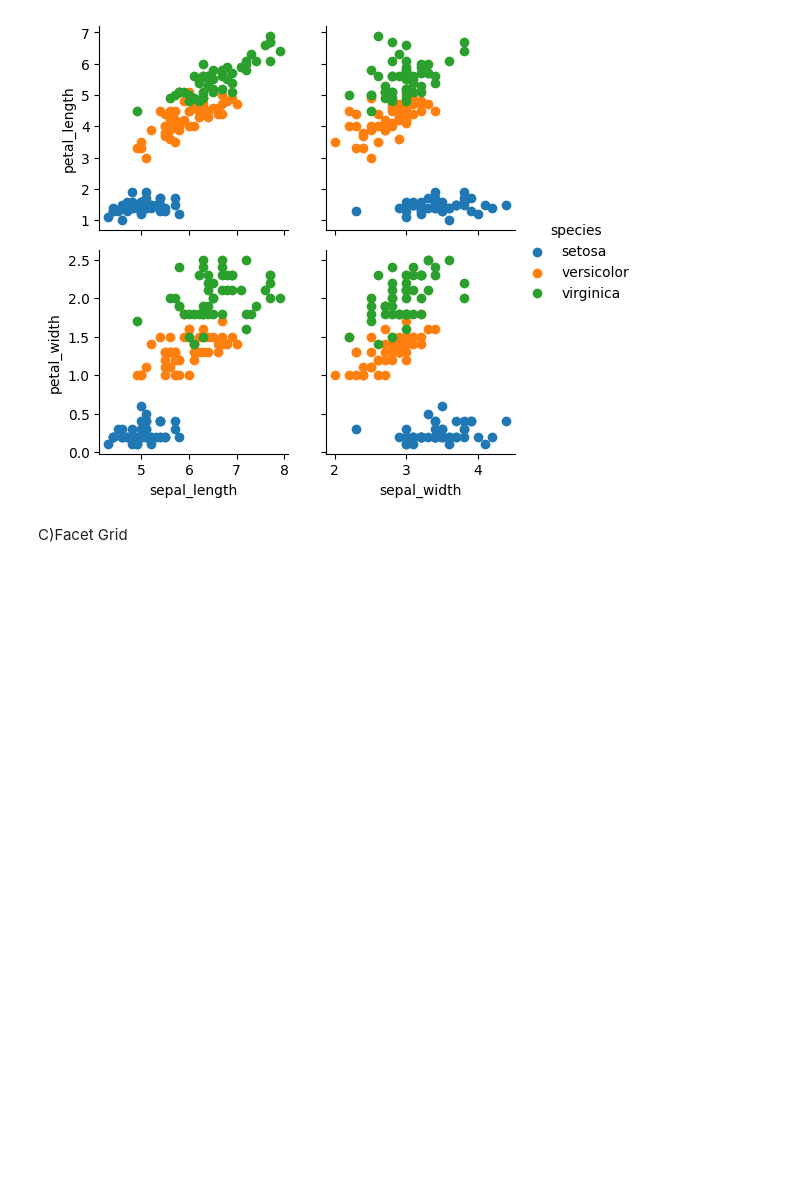
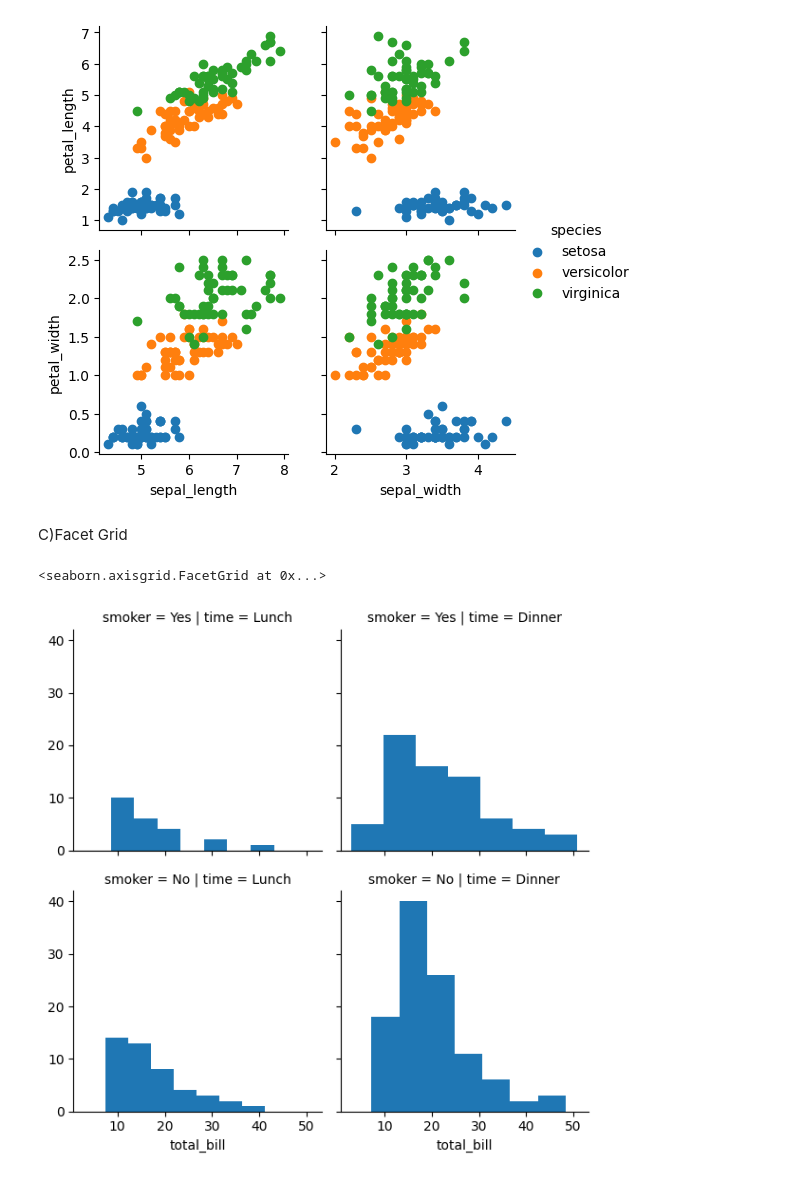
Before and after one commit to HashAlike/Data-Analysis-Notes, a Jupyter notebook: 04-Seaborn/05_Multivariate_Analysis.ipynb, the cells around one changed output. Saved outputs shown, nothing was run; the diff lists cells and outputs as text; code cells hidden in the pictures; blank space fills up the shorter version.

```diff
--- a/04-Seaborn/05_Multivariate_Analysis.ipynb
+++ b/04-Seaborn/05_Multivariate_Analysis.ipynb
@@ -86,3 +86,11 @@ iris_g.add_legend()
 [figure]
 # %% [markdown]
 C)Facet Grid
+# %%
+tips_df=sns.load_dataset("tips")
+
+tips_fg= sns.FacetGrid(tips_df, col="time", row="smoker")
+tips_fg.map(plt.hist, "total_bill" , bins=7)
+# %% [output]
+<seaborn.axisgrid.FacetGrid at 0x...>
+[figure, added]
```
Also changed, not shown: parts of 4 cells of this notebook, 2 other files.
